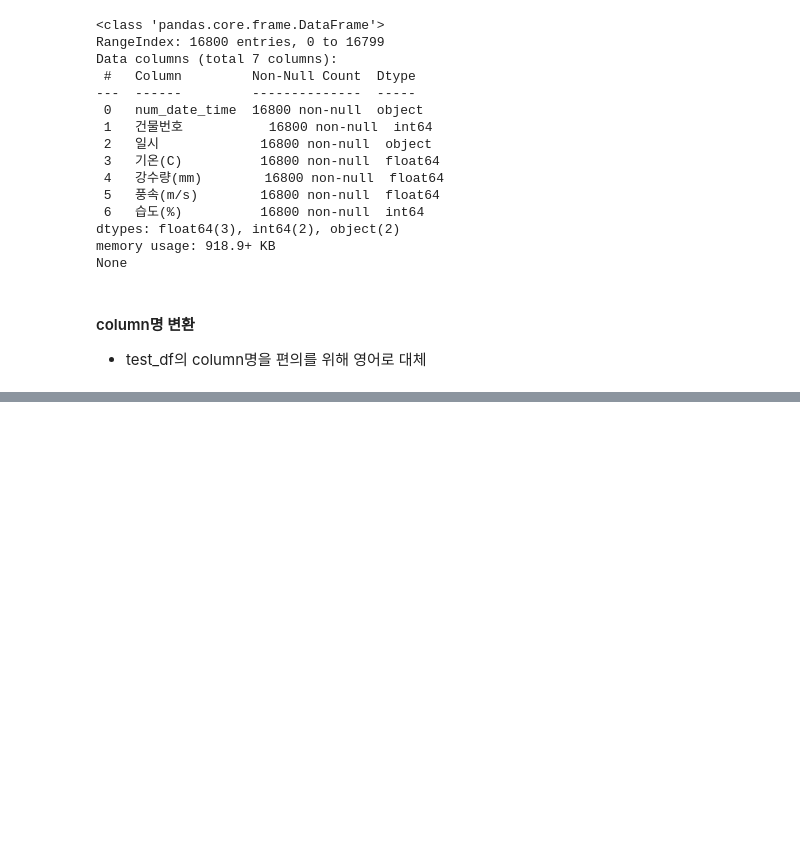
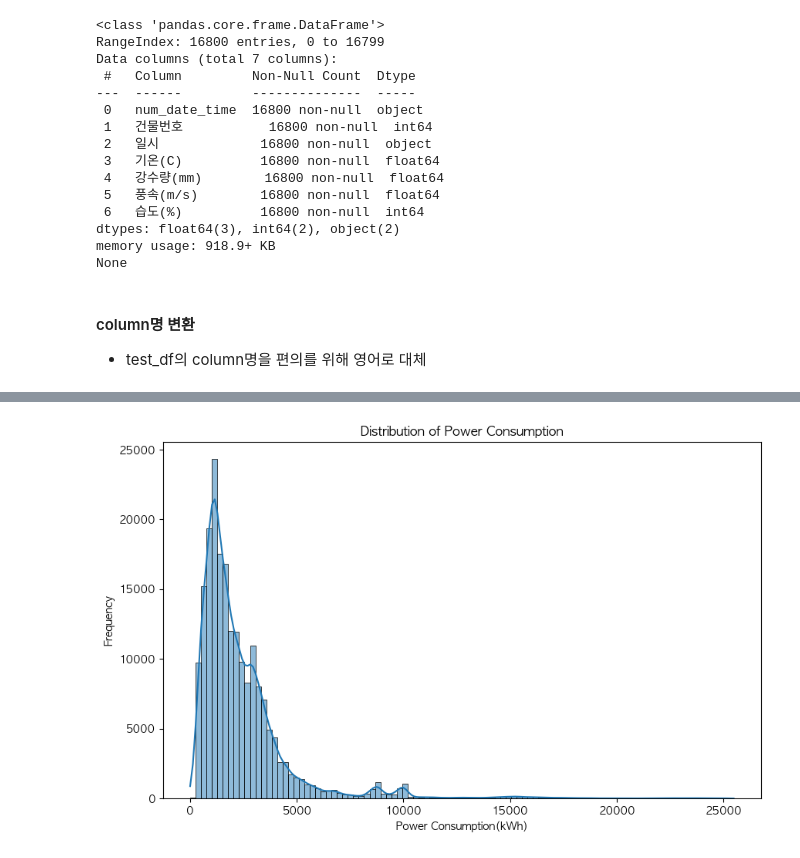
Before and after one commit to zivary/ABBA_test, a Jupyter notebook: ABBA_test-main/ABBA_test_2.ipynb, the cells around one changed output, grey strips where cells are left out. Drawn from its saved outputs; the diff is of its cells as text; code cells hidden in the pictures; blank space fills up the shorter version.

```diff
--- a/ABBA_test-main/ABBA_test_2.ipynb
+++ b/ABBA_test-main/ABBA_test_2.ipynb
@@ -267,0 +386,9 @@ test_df
+# %%
+plt.figure(figsize=(10, 6))
+sns.histplot(train_df['power_consumption'], bins=100, kde=True)
+plt.title('Distribution of Power Consumption')
+plt.xlabel('Power Consumption(kWh)')
+plt.ylabel('Frequency')
+plt.show()
+# %% [output]
+[figure, added]
```
Also changed, not shown: parts of 17 cells of this notebook.
